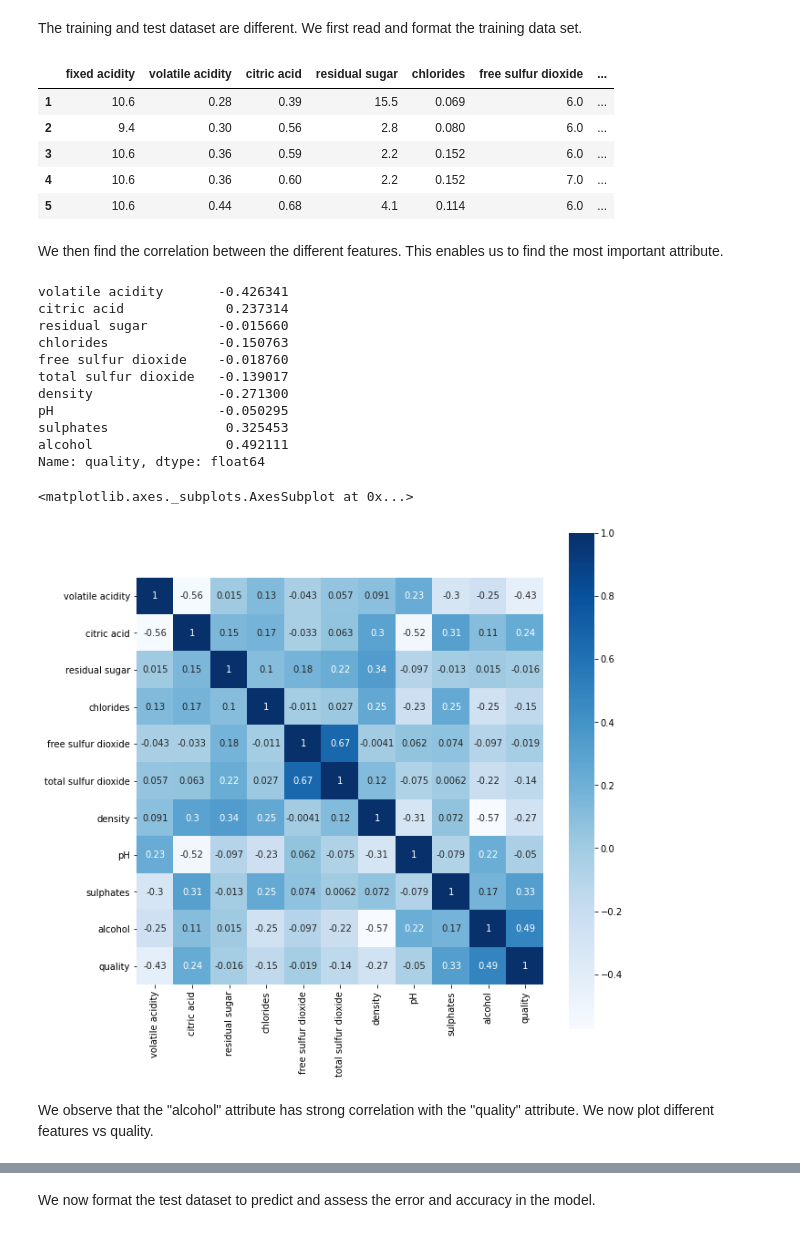
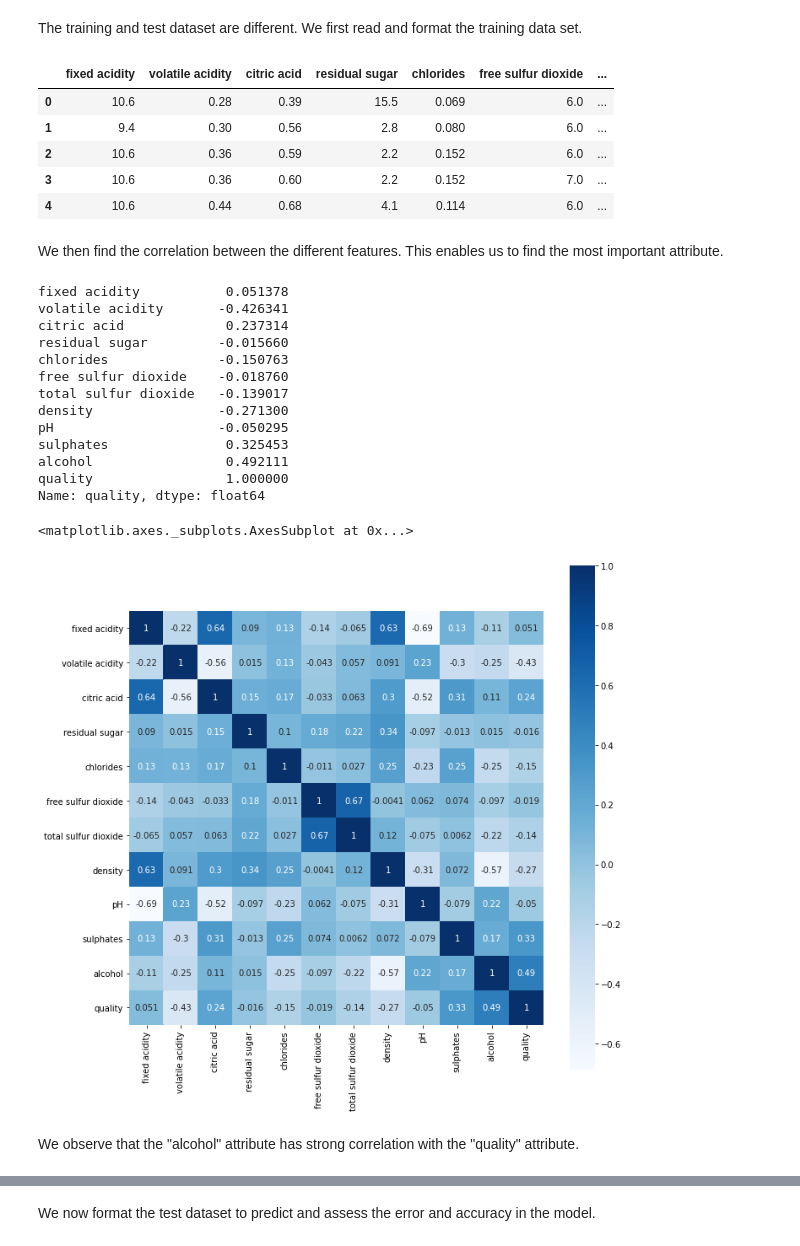
Before and after one commit to rakshaa2000/30-Days-of-ML, a Jupyter notebook: Wine_Quality_Linear_Regression.ipynb, the cells around one changed output, grey strips where cells are left out. Saved outputs shown, nothing was run; the diff lists cells and outputs as text; code cells hidden in the pictures.

```diff
--- a/Wine_Quality_Linear_Regression.ipynb
+++ b/Wine_Quality_Linear_Regression.ipynb
@@ -27,37 +27,38 @@ Saving wineQualityRed_test.csv to wineQualityRed_test (2).csv
 # %% [markdown]
 The training and test dataset are different. We first read and format the training data set.
 # %%
-df = pd.read_csv('wineQualityRed_train.csv', sep=';', names=["fixed acidity","volatile acidity","citric acid","residual sugar","chlorides","free sulfur dioxide","total sulfur dioxide","density","pH","sulphates","alcohol","quality"])
-df = df.iloc[1:]
+features =["fixed acidity","volatile acidity","citric acid","residual sugar","chlorides","free sulfur dioxide","total sulfur dioxide","density","pH","sulphates","alcohol","quality"]
+df = pd.read_csv('wineQualityRed_train.csv', sep=';', names=features, header=0)
 df.head()
 # %% [output]
 |  | fixed acidity | volatile acidity | citric acid | residual sugar | chlorides | free sulfur dioxide | ... |
-| 1 | 10.6 | 0.28 | 0.39 | 15.5 | 0.069 | 6.0 | ... |
-| 2 | 9.4 | 0.30 | 0.56 | 2.8 | 0.080 | 6.0 | ... |
-| 3 | 10.6 | 0.36 | 0.59 | 2.2 | 0.152 | 6.0 | ... |
-| 4 | 10.6 | 0.36 | 0.60 | 2.2 | 0.152 | 7.0 | ... |
-| 5 | 10.6 | 0.44 | 0.68 | 4.1 | 0.114 | 6.0 | ... |
+| 0 | 10.6 | 0.28 | 0.39 | 15.5 | 0.069 | 6.0 | ... |
+| 1 | 9.4 | 0.30 | 0.56 | 2.8 | 0.080 | 6.0 | ... |
+| 2 | 10.6 | 0.36 | 0.59 | 2.2 | 0.152 | 6.0 | ... |
+| 3 | 10.6 | 0.36 | 0.60 | 2.2 | 0.152 | 7.0 | ... |
+| 4 | 10.6 | 0.44 | 0.68 | 4.1 | 0.114 | 6.0 | ... |
 # %% [markdown]
 We then find the correlation between the different features. This enables us to find the most important attribute.
 # %%
-correlations = df.corr()['quality'].drop('quality')
-print(correlations)
-fig, ax= plt.subplots(figsize=(10,10))
+correlation = df.corr()
+print(correlation['quality'])
+fig, ax= plt.subplots(figsize=(11,11))
 sns.heatmap(correlation,vmax=1,square=True,annot=True,cmap='Blues')
 # %% [output]
+fixed acidity           0.051378
 volatile acidity       -0.426341
 citric acid             0.237314
 residual sugar         -0.015660
 chlorides              -0.150763
 free sulfur dioxide    -0.018760
 total sulfur dioxide   -0.139017
 density                -0.271300
 pH                     -0.050295
 sulphates               0.325453
 alcohol                 0.492111
+quality                 1.000000
 Name: quality, dtype: float64
 <matplotlib.axes._subplots.AxesSubplot at 0x...>
-[figure, old version]
+[figure, new version]
 # %% [markdown]
 We observe that the "alcohol" attribute has strong correlation with the "quality" attribute.
-We now plot different features vs quality.
```
Also changed, not shown: parts of 4 cells of this notebook.
